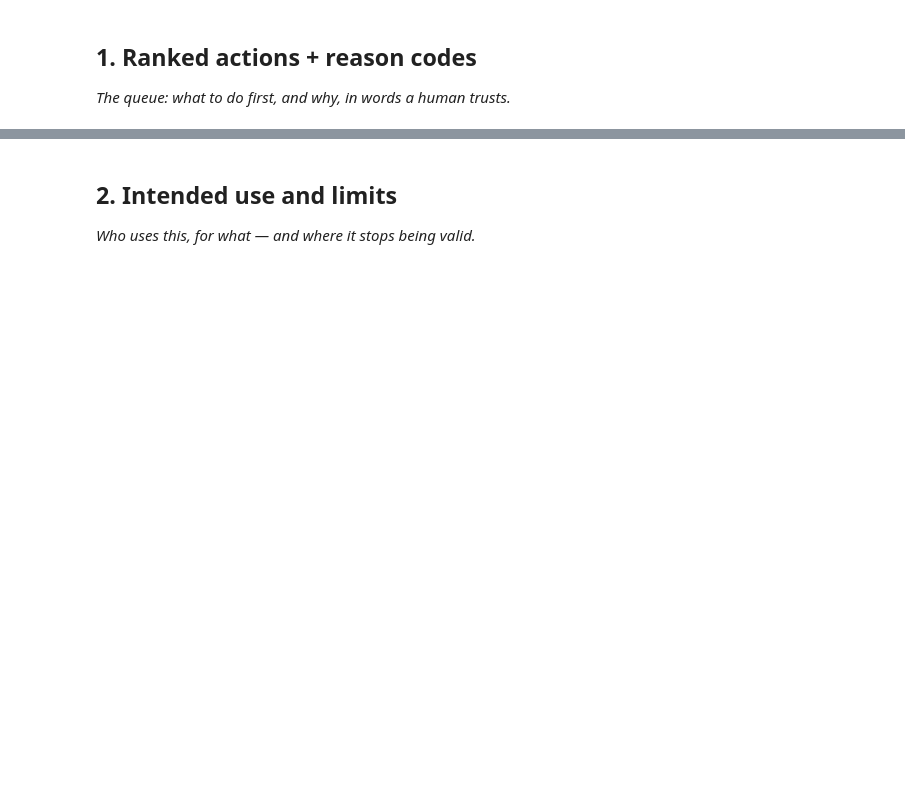
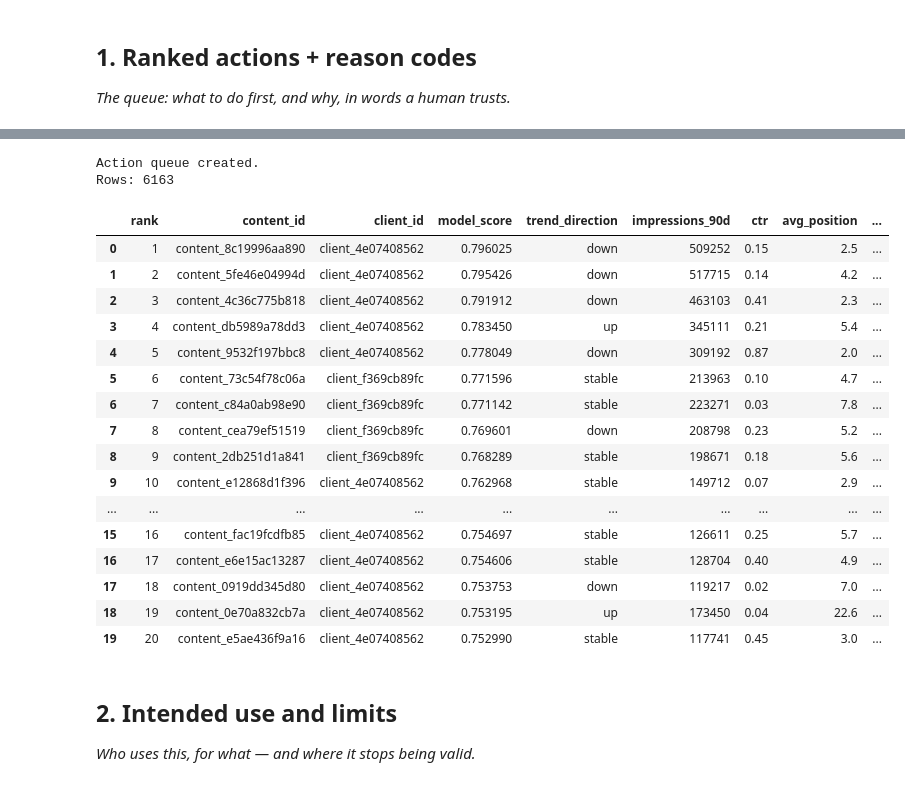
Before and after one commit to Greemines/Flyrank-Notebook-1, a Jupyter notebook: work/notebooks/w07_action_playbook.ipynb, the cells around one changed output, grey strips where cells are left out. Cells and saved outputs as stored; diff of their text form; code cells hidden in the pictures; blank space fills up the shorter version.

Commit message:
action playbook and ranked queue export

```diff
--- a/work/notebooks/w07_action_playbook.ipynb
+++ b/work/notebooks/w07_action_playbook.ipynb
@@ -16,3 +256,61 @@ This skeleton is yours to fill. Work the sections **in order** — each one has
+# %%
+
+queue = model_ranking.copy()
+
+queue["priority_action"] = "Manual review"
+
+queue["reason_code"] = "HIGH_SCORE"
+
+queue["human_review_required"] = True
+
+queue = queue[
+    [
+        "model_rank",
+        "content_id",
+        "client_id",
+        "model_score",
+        "trend_direction",
+        "impressions_90d",
+        "ctr",
+        "avg_position",
+        "priority_action",
+        "reason_code",
+        "human_review_required"
+    ]
+].copy()
+
+queue = queue.rename(
+    columns={
+        "model_rank": "rank"
+    }
+)
+
+print("Action queue created.")
+print("Rows:", len(queue))
+
+display(
+    queue.head(20)
+)
+# %% [output]
+Action queue created.
+Rows: 6163
+|  | rank | content_id | client_id | model_score | trend_direction | impressions_90d | ctr | avg_position | ... |
+| 0 | 1 | content_8c19996aa890 | client_4e07408562 | 0.796025 | down | 509252 | 0.15 | 2.5 | ... |
+| 1 | 2 | content_5fe46e04994d | client_4e07408562 | 0.795426 | down | 517715 | 0.14 | 4.2 | ... |
+| 2 | 3 | content_4c36c775b818 | client_4e07408562 | 0.791912 | down | 463103 | 0.41 | 2.3 | ... |
+| 3 | 4 | content_db5989a78dd3 | client_4e07408562 | 0.783450 | up | 345111 | 0.21 | 5.4 | ... |
+| 4 | 5 | content_9532f197bbc8 | client_4e07408562 | 0.778049 | down | 309192 | 0.87 | 2.0 | ... |
+| 5 | 6 | content_73c54f78c06a | client_f369cb89fc | 0.771596 | stable | 213963 | 0.10 | 4.7 | ... |
+| 6 | 7 | content_c84a0ab98e90 | client_f369cb89fc | 0.771142 | stable | 223271 | 0.03 | 7.8 | ... |
+| 7 | 8 | content_cea79ef51519 | client_f369cb89fc | 0.769601 | down | 208798 | 0.23 | 5.2 | ... |
+| 8 | 9 | content_2db251d1a841 | client_f369cb89fc | 0.768289 | stable | 198671 | 0.18 | 5.6 | ... |
+| 9 | 10 | content_e12868d1f396 | client_4e07408562 | 0.762968 | stable | 149712 | 0.07 | 2.9 | ... |
+| ... | ... | ... | ... | ... | ... | ... | ... | ... | ... |
+| 15 | 16 | content_fac19fcdfb85 | client_4e07408562 | 0.754697 | stable | 126611 | 0.25 | 5.7 | ... |
+| 16 | 17 | content_e6e15ac13287 | client_4e07408562 | 0.754606 | stable | 128704 | 0.40 | 4.9 | ... |
+| 17 | 18 | content_0919dd345d80 | client_4e07408562 | 0.753753 | down | 119217 | 0.02 | 7.0 | ... |
+| 18 | 19 | content_0e70a832cb7a | client_4e07408562 | 0.753195 | up | 173450 | 0.04 | 22.6 | ... |
+| 19 | 20 | content_e5ae436f9a16 | client_4e07408562 | 0.752990 | stable | 117741 | 0.45 | 3.0 | ... |
 # %% [markdown]
 ## 2. Intended use and limits
 
```
Also changed, not shown: parts of 13 cells of this notebook.
